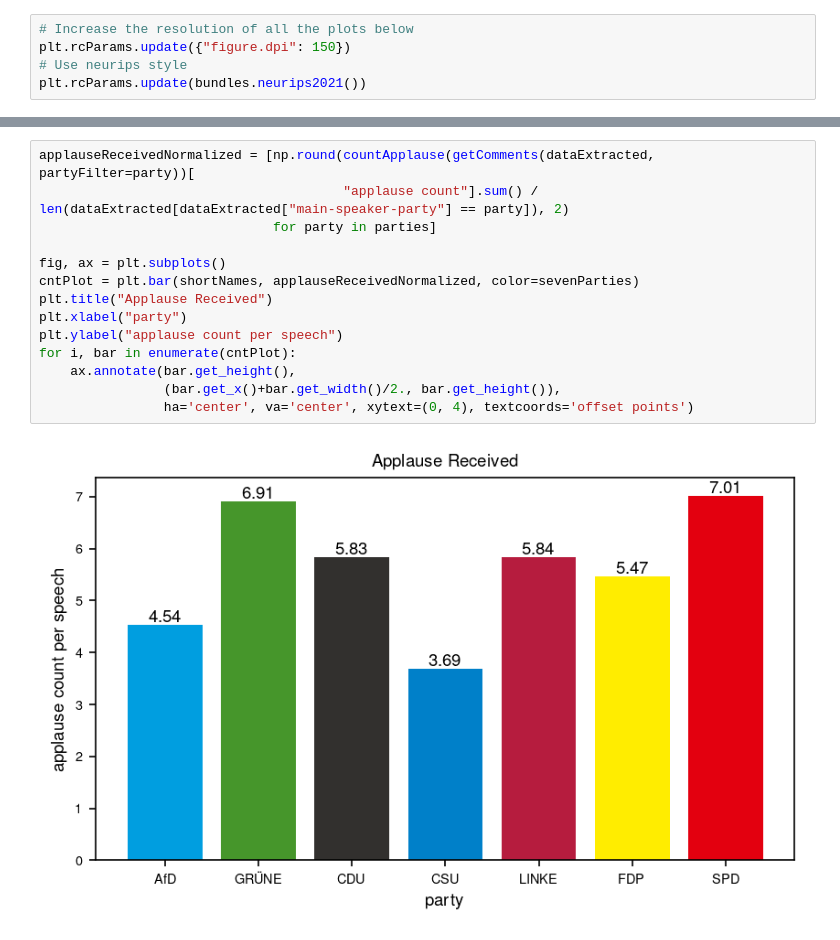
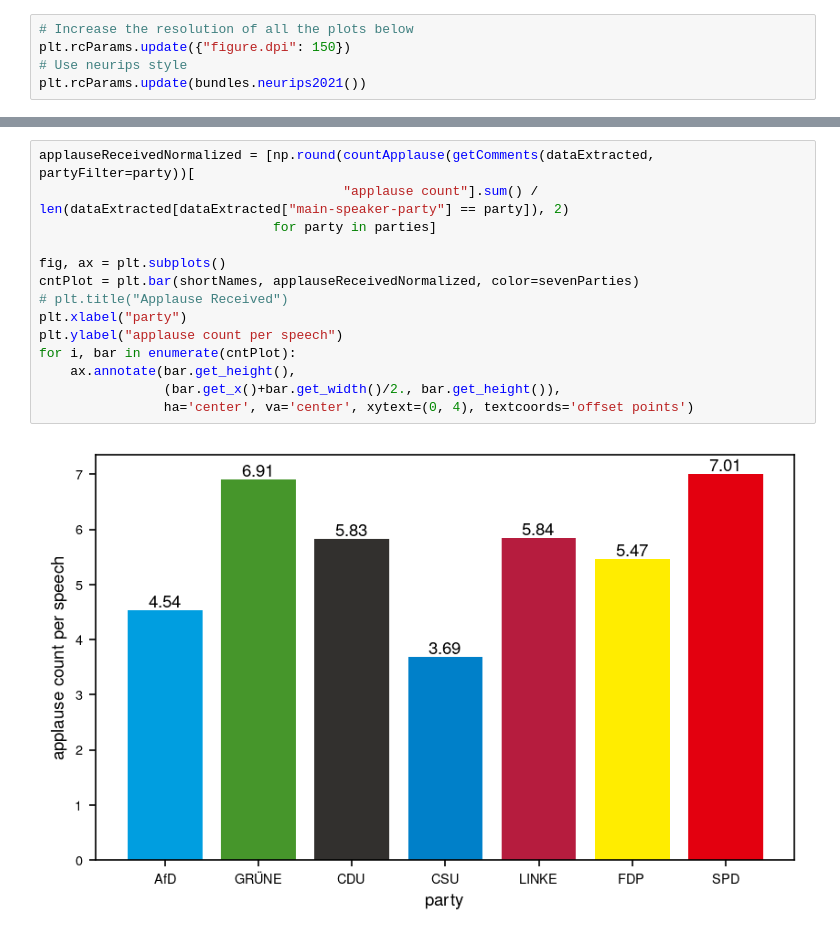
Before and after one commit to lukassailer/dl-bundestag, a Jupyter notebook: exp/comment_extras_01.ipynb, the cells around one changed output, grey strips where cells are left out. Saved outputs shown, nothing was run; the diff lists cells and outputs as text.

Commit message:
Add images without caption for use in paper

```diff
--- a/exp/comment_extras_01.ipynb
+++ b/exp/comment_extras_01.ipynb
@@ -50,16 +50,16 @@ for i, bar in enumerate(cntPlot):
 # %%
 applauseReceivedNormalized = [np.round(countApplause(getComments(dataExtracted, partyFilter=party))[
                                        "applause count"].sum() / len(dataExtracted[dataExtracted["main-speaker-party"] == party]), 2)
                               for party in parties]
 
 fig, ax = plt.subplots()
 cntPlot = plt.bar(shortNames, applauseReceivedNormalized, color=sevenParties)
-plt.title("Applause Received")
+# plt.title("Applause Received")
 plt.xlabel("party")
 plt.ylabel("applause count per speech")
 for i, bar in enumerate(cntPlot):
     ax.annotate(bar.get_height(),
                 (bar.get_x()+bar.get_width()/2., bar.get_height()),
                 ha='center', va='center', xytext=(0, 4), textcoords='offset points')
 # %% [output]
-[figure, old version]
+[figure, new version]
```
Also changed, not shown: parts of 1 cell of this notebook, 9 other files.
